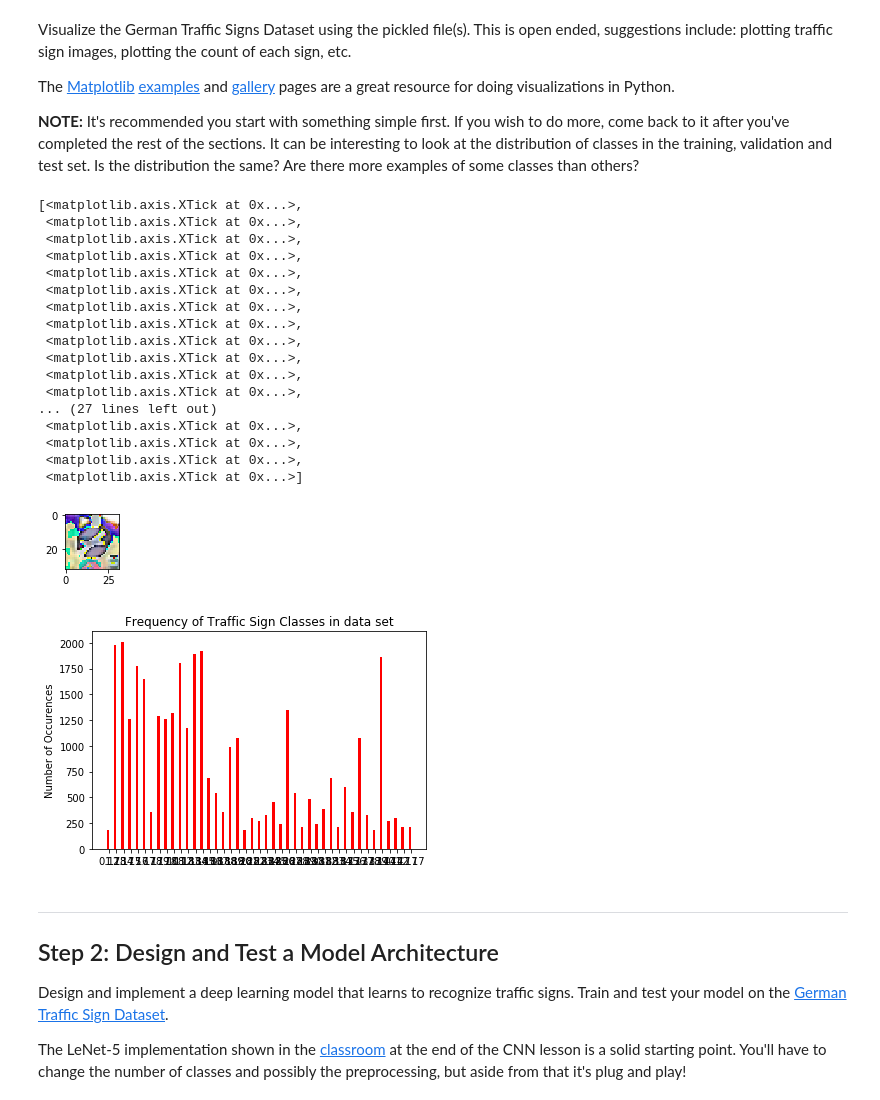
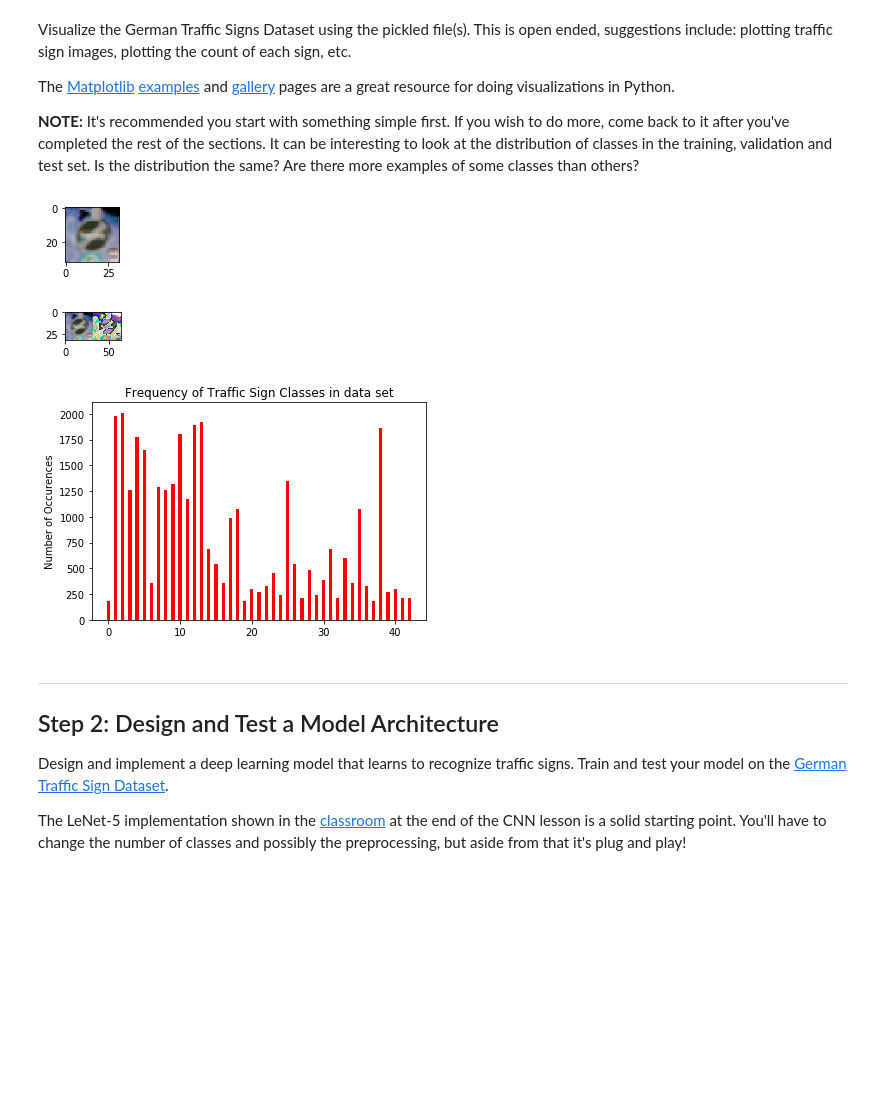
Before and after one commit to seanjmcm/TrafficSign, a Jupyter notebook: Traffic_Sign_Classifier_SMcM.ipynb, the cells around one changed output. Saved outputs shown, nothing was run; the diff lists cells and outputs as text; code cells hidden in the pictures; blank space fills up the shorter version.

```diff
--- a/Traffic_Sign_Classifier_SMcM.ipynb
+++ b/Traffic_Sign_Classifier_SMcM.ipynb
@@ -130,54 +130,46 @@ def normit(img):
     return norm
 
 
 temp = normit(image)
 
+plt.figure(figsize=(1,1))
+plt.imshow(image.squeeze())
 
 plt.figure(figsize=(1,1))
 plt.imshow(temp.squeeze())
+
+plot_image = np.concatenate((image, temp), axis=1)
+plt.imshow(plot_image.squeeze())
+cv2.imwrite('test.png',plot_image)
 
 barinfo = np.zeros(shape=[43]).astype(float)
 
 i=0
 for label in range(0, n_classes):
     #barinfo[i] = y_trainLd.count(i)
     barinfo[i] = np.count_nonzero(y_trainLd == label)
     i=i+1
 
 barlist = barinfo.tolist()
 N = 43
 
 ind = np.arange(N)  # the x locations for the groups
-width = 0.35       # the width of the bars
+width = 0.45       # the width of the bars
 
 fig, ax = plt.subplots()
 rects1 = ax.bar(ind, barlist, width, color='r')
 
 
 # add some text for labels, title and axes ticks
 ax.set_ylabel('Number of Occurences')
 ax.set_title('Frequency of Traffic Sign Classes in data set')
-ax.set_xticks(ind + width / 2)
+#ax.set_xticks(ind + width * 2)
+
+fig.savefig('images\FrequencyofTrafficSign.png')
 # %% [output]
-[<matplotlib.axis.XTick at 0x...>,
- <matplotlib.axis.XTick at 0x...>,
- <matplotlib.axis.XTick at 0x...>,
- <matplotlib.axis.XTick at 0x...>,
- <matplotlib.axis.XTick at 0x...>,
- <matplotlib.axis.XTick at 0x...>,
- <matplotlib.axis.XTick at 0x...>,
- <matplotlib.axis.XTick at 0x...>,
- <matplotlib.axis.XTick at 0x...>,
- <matplotlib.axis.XTick at 0x...>,
- <matplotlib.axis.XTick at 0x...>,
- <matplotlib.axis.XTick at 0x...>,
-... (27 lines left out)
- <matplotlib.axis.XTick at 0x...>,
- <matplotlib.axis.XTick at 0x...>,
- <matplotlib.axis.XTick at 0x...>,
- <matplotlib.axis.XTick at 0x...>]
-[figure, old version]
+[figure, new version]
-[figure, old version]
+[figure, new version]
+[figure, added]
 # %% [markdown]
 ----
 
```
Also changed, not shown: 20 other files.
